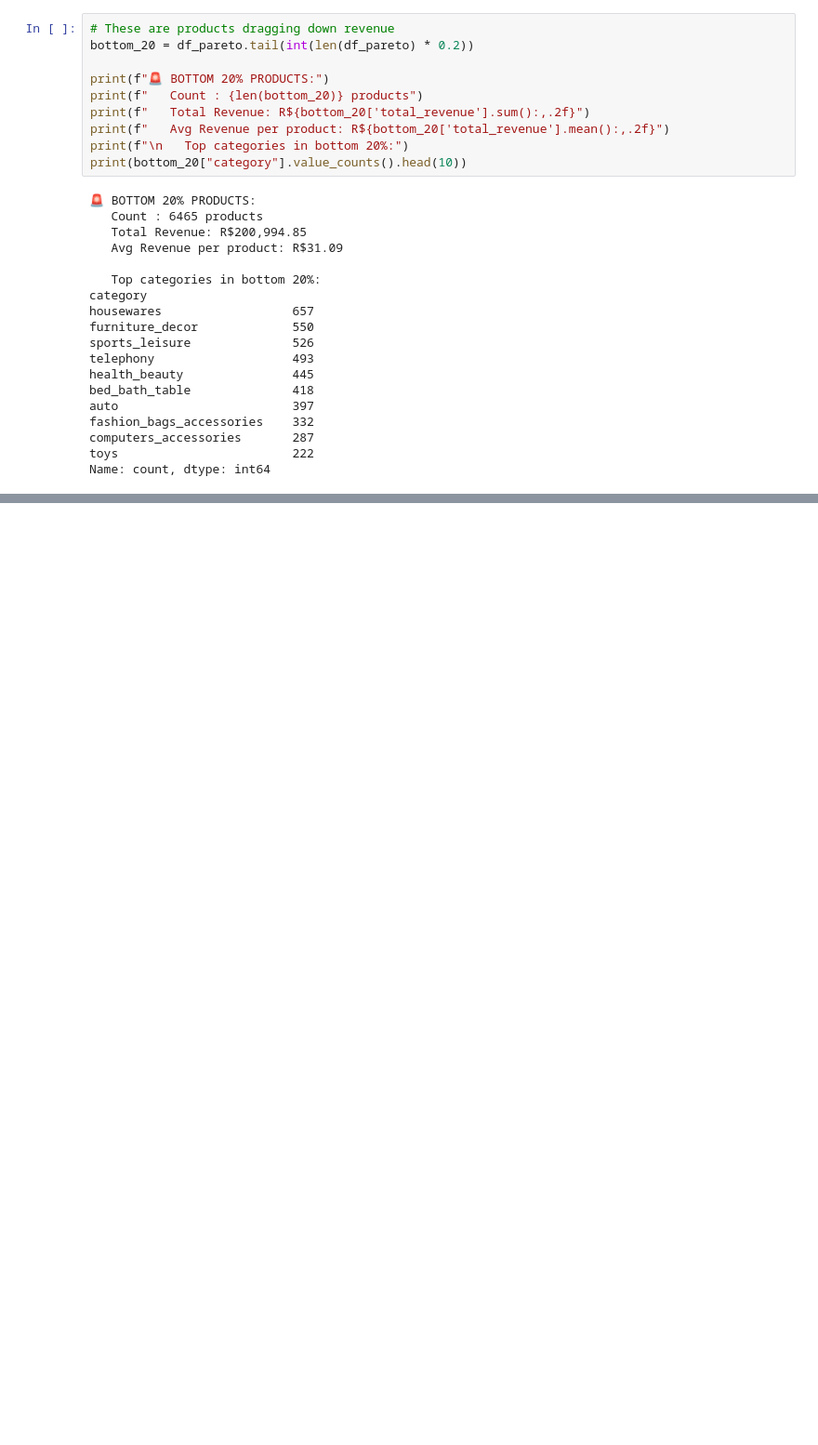
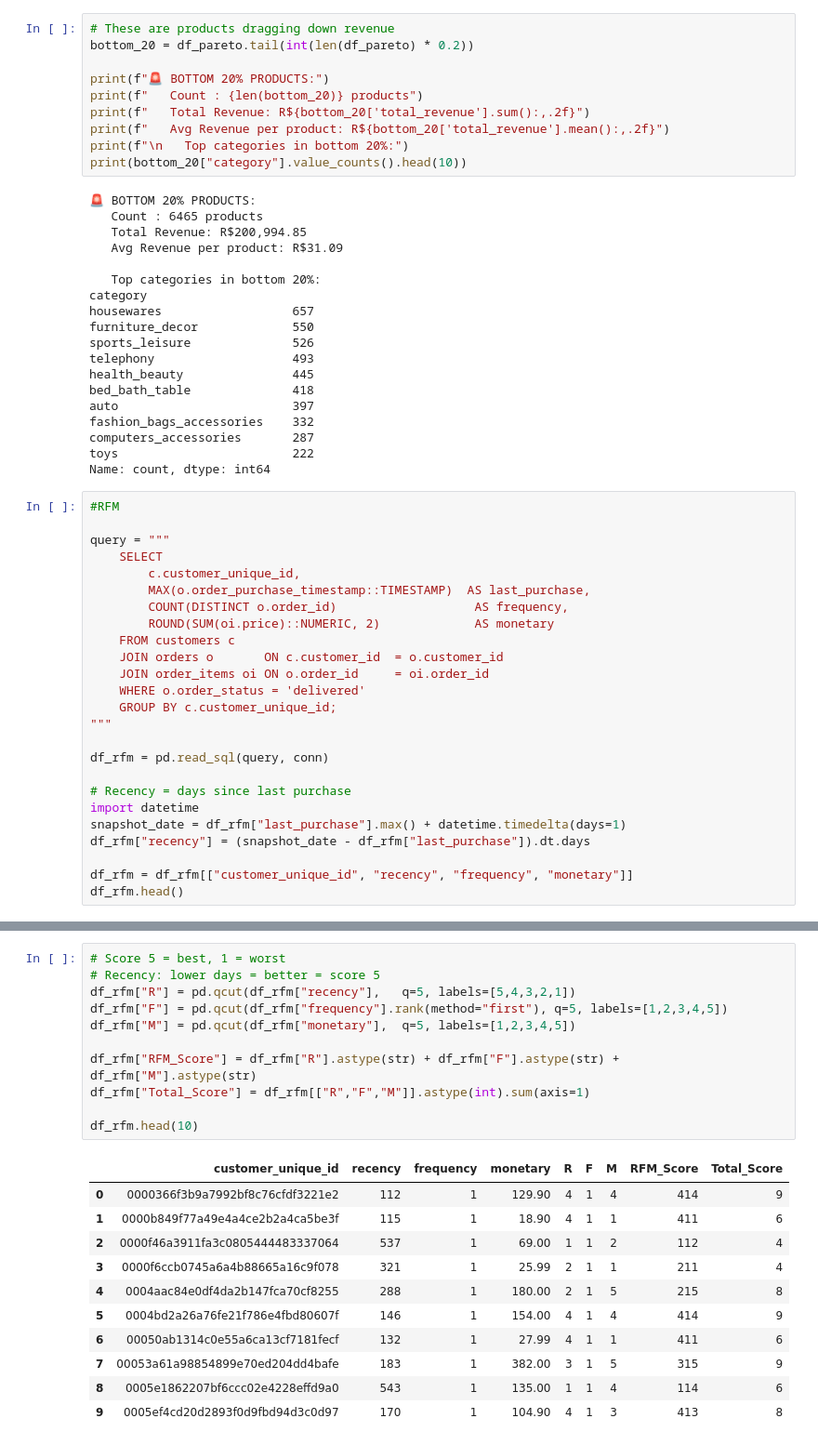
Before and after one commit to Ryanjo4432/revenue-leak-detection, a Jupyter notebook: notebooks/analysis.ipynb, the cells around one changed output, grey strips where cells are left out. Shown at 93% size. Saved outputs shown, nothing was run; the diff lists cells and outputs as text; blank space fills up the shorter version.

```diff
--- a/notebooks/analysis.ipynb
+++ b/notebooks/analysis.ipynb
@@ -363,3 +367,28 @@ fashion_bags_accessories    332
 computers_accessories       287
 toys                        222
 Name: count, dtype: int64
+# %%
+#RFM
+
+query = """
+    SELECT
+        c.customer_unique_id,
+        MAX(o.order_purchase_timestamp::TIMESTAMP)  AS last_purchase,
+        COUNT(DISTINCT o.order_id)                   AS frequency,
+        ROUND(SUM(oi.price)::NUMERIC, 2)             AS monetary
+    FROM customers c
+    JOIN orders o       ON c.customer_id  = o.customer_id
+    JOIN order_items oi ON o.order_id     = oi.order_id
+    WHERE o.order_status = 'delivered'
+    GROUP BY c.customer_unique_id;
+"""
+
+df_rfm = pd.read_sql(query, conn)
+
+# Recency = days since last purchase
+import datetime
+snapshot_date = df_rfm["last_purchase"].max() + datetime.timedelta(days=1)
+df_rfm["recency"] = (snapshot_date - df_rfm["last_purchase"]).dt.days
+
+df_rfm = df_rfm[["customer_unique_id", "recency", "frequency", "monetary"]]
+df_rfm.head()
@@ -365,0 +402,23 @@ Name: count, dtype: int64
+# %%
+# Score 5 = best, 1 = worst
+# Recency: lower days = better = score 5
+df_rfm["R"] = pd.qcut(df_rfm["recency"],   q=5, labels=[5,4,3,2,1])
+df_rfm["F"] = pd.qcut(df_rfm["frequency"].rank(method="first"), q=5, labels=[1,2,3,4,5])
+df_rfm["M"] = pd.qcut(df_rfm["monetary"],  q=5, labels=[1,2,3,4,5])
+
+df_rfm["RFM_Score"] = df_rfm["R"].astype(str) + df_rfm["F"].astype(str) + df_rfm["M"].astype(str)
+df_rfm["Total_Score"] = df_rfm[["R","F","M"]].astype(int).sum(axis=1)
+
+df_rfm.head(10)
+# %% [output]
+|  | customer_unique_id | recency | frequency | monetary | R | F | M | RFM_Score | Total_Score |
+| 0 | 0000366f3b9a7992bf8c76cfdf3221e2 | 112 | 1 | 129.90 | 4 | 1 | 4 | 414 | 9 |
+| 1 | 0000b849f77a49e4a4ce2b2a4ca5be3f | 115 | 1 | 18.90 | 4 | 1 | 1 | 411 | 6 |
+| 2 | 0000f46a3911fa3c0805444483337064 | 537 | 1 | 69.00 | 1 | 1 | 2 | 112 | 4 |
+| 3 | 0000f6ccb0745a6a4b88665a16c9f078 | 321 | 1 | 25.99 | 2 | 1 | 1 | 211 | 4 |
+| 4 | 0004aac84e0df4da2b147fca70cf8255 | 288 | 1 | 180.00 | 2 | 1 | 5 | 215 | 8 |
+| 5 | 0004bd2a26a76fe21f786e4fbd80607f | 146 | 1 | 154.00 | 4 | 1 | 4 | 414 | 9 |
+| 6 | 00050ab1314c0e55a6ca13cf7181fecf | 132 | 1 | 27.99 | 4 | 1 | 1 | 411 | 6 |
+| 7 | 00053a61a98854899e70ed204dd4bafe | 183 | 1 | 382.00 | 3 | 1 | 5 | 315 | 9 |
+| 8 | 0005e1862207bf6ccc02e4228effd9a0 | 543 | 1 | 135.00 | 1 | 1 | 4 | 114 | 6 |
+| 9 | 0005ef4cd20d2893f0d9fbd94d3c0d97 | 170 | 1 | 104.90 | 4 | 1 | 3 | 413 | 8 |
```
Also changed, not shown: parts of 6 cells of this notebook, 2 other files.
